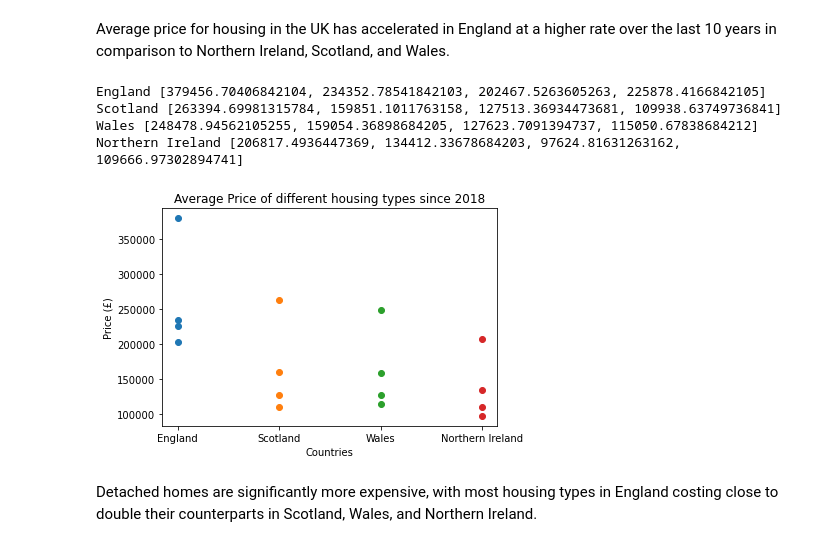
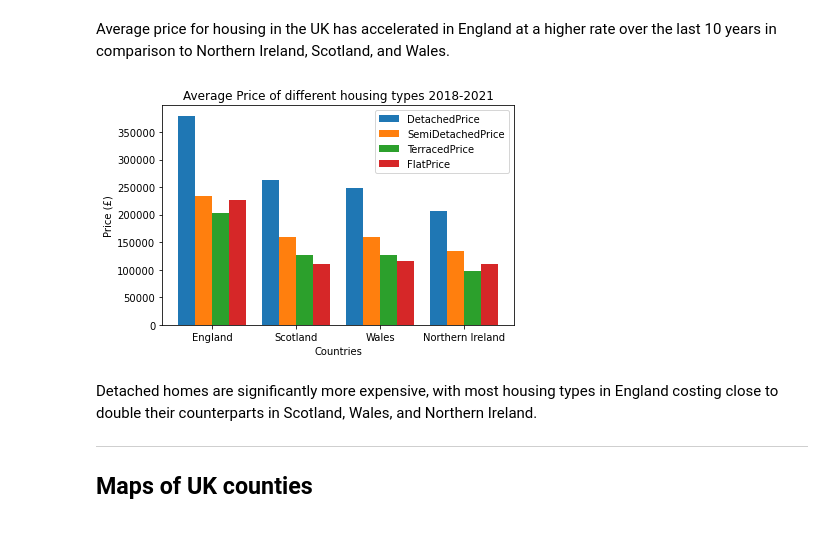
Before and after one commit to rwclutterbuck/Data-Analysis-Examples, a Jupyter notebook: data_processing.ipynb, the cells around one changed output. Drawn from its saved outputs; the diff is of its cells as text; code cells hidden in the pictures.

```diff
--- a/data_processing.ipynb
+++ b/data_processing.ipynb
@@ -229,28 +392,45 @@ Average price for housing in the UK has accelerated in England at a higher rate
 # %%
 
 fig, ax = plt.subplots()
 
-for i in countries:
-    date_mask = hpi['Date'].loc[i] >= pd.to_datetime("01-01-2018",dayfirst=True)
-    ax.scatter([i]*4,[hpi['DetachedPrice'].loc[i][date_mask].mean(),
-                      hpi['SemiDetachedPrice'].loc[i][date_mask].mean(),
-                      hpi['TerracedPrice'].loc[i][date_mask].mean(),
-                      hpi['FlatPrice'].loc[i][date_mask].mean()
-                      ])
-    print(i,[hpi['DetachedPrice'].loc[i][date_mask].mean(),
-                  hpi['SemiDetachedPrice'].loc[i][date_mask].mean(),
-                  hpi['TerracedPrice'].loc[i][date_mask].mean(),
-                  hpi['FlatPrice'].loc[i][date_mask].mean()])
+housing = ['DetachedPrice','SemiDetachedPrice','TerracedPrice','FlatPrice']
+bar_lab = []
+x = np.arange(len(housing))
+width = 0.2
+widths = -0.3, -0.1, 0.1, 0.3
+
+for i,ihouse in enumerate(housing):
+    tmp_list = []
+    for j in countries:
+        date_mask = hpi['Date'].loc[j] >= pd.to_datetime("01-01-2018",dayfirst=True)
+        tmp_list.append(hpi[ihouse].loc[j][date_mask].mean())
+    bar_lab.append(ax.bar(x+widths[i], tmp_list, width, label=ihouse))
+
+# for i in countries:
+#     date_mask = hpi['Date'].loc[i] >= pd.to_datetime("01-01-2018",dayfirst=True)
+#     ax.scatter([i]*4,[hpi['DetachedPrice'].loc[i][date_mask].mean(),
+#                       hpi['SemiDetachedPrice'].loc[i][date_mask].mean(),
+#                       hpi['TerracedPrice'].loc[i][date_mask].mean(),
+#                       hpi['FlatPrice'].loc[i][date_mask].mean()
+#                       ])
+#     print(i,[hpi['DetachedPrice'].loc[i][date_mask].mean(),
+#                   hpi['SemiDetachedPrice'].loc[i][date_mask].mean(),
+#                   hpi['TerracedPrice'].loc[i][date_mask].mean(),
+#                   hpi['FlatPrice'].loc[i][date_mask].mean()])
 
 ax.set_ylabel('Price (£)')
 ax.set_xlabel('Countries')
-ax.set_title('Average Price of different housing types since 2018')
+ax.set_xticks(x)
+ax.set_xticklabels(countries)
+ax.set_title('Average Price of different housing types 2018-2021')
+ax.legend()
+
+fig.tight_layout()
 pass
 # %% [output]
-England [379456.70406842104, 234352.78541842103, 202467.5263605263, 225878.4166842105]
-Scotland [263394.69981315784, 159851.1011763158, 127513.36934473681, 109938.63749736841]
-Wales [248478.94562105255, 159054.36898684205, 127623.7091394737, 115050.67838684212]
-Northern Ireland [206817.4936447369, 134412.33678684203, 97624.81631263162, 109666.97302894741]
-[figure, old version]
+[figure, new version]
 # %% [markdown]
 Detached homes are significantly more expensive, with most housing types in England costing close to double their counterparts in Scotland, Wales, and Northern Ireland.
+
+---
+## Maps of UK counties
```
Also changed, not shown: parts of 29 cells of this notebook, 1 other file.
